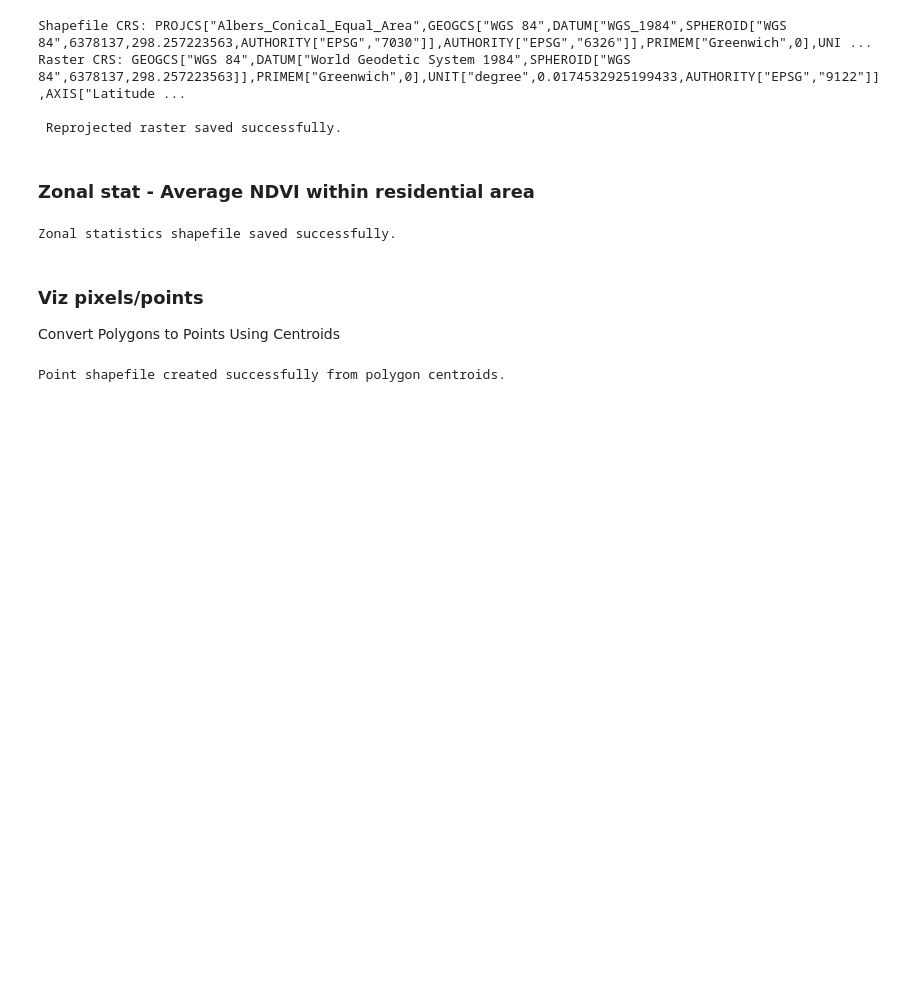
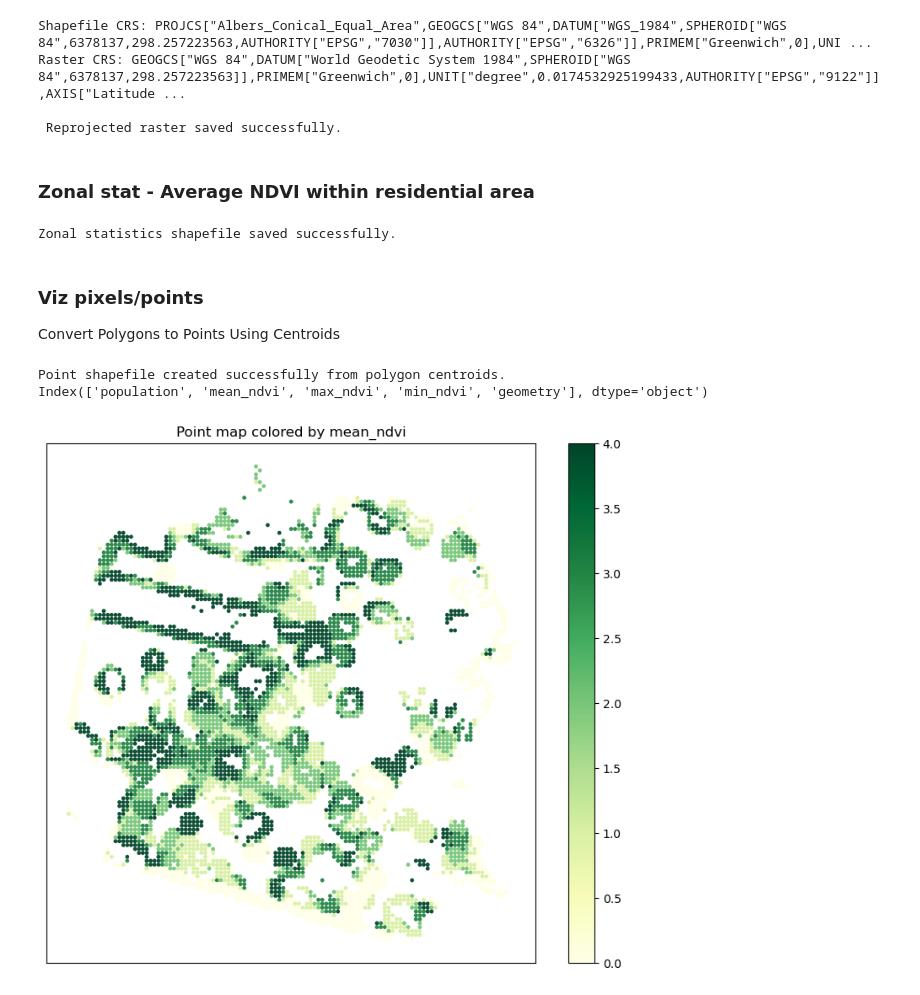
Before and after one commit to natcap/invest-mental-health, a Jupyter notebook: code/MH-model-01-residential.ipynb, the cells around one changed output. Saved outputs shown, nothing was run; the diff lists cells and outputs as text; code cells hidden in the pictures; blank space fills up the shorter version.

```diff
--- a/code/MH-model-01-residential.ipynb
+++ b/code/MH-model-01-residential.ipynb
@@ -569,18 +658,40 @@ Zonal statistics shapefile saved successfully.
 
 Convert Polygons to Points Using Centroids
 # %%
-# Path to save the output point shapefile
-point_shapefile_path = 'zonal_stats_point.shp'
-
 # Calculate the centroids of the polygons
 centroids = gdf.centroid
 
 # Create a new GeoDataFrame with the centroids
 centroids_gdf = gpd.GeoDataFrame(gdf.drop(columns='geometry'), geometry=centroids, crs=gdf.crs)
 
 # Save the centroids as a new point shapefile
+point_shapefile_path = 'zonal_stats_point.shp'
 centroids_gdf.to_file(point_shapefile_path)
 
 print("Point shapefile created successfully from polygon centroids.")
+
+
+
+## Plot the points with colors based on the attribute values
+# Calculate quantiles (e.g., 5 quantiles for quintiles)
+
+print(centroids_gdf.columns)
+value_column = 'mean_ndvi'
+centroids_gdf['quantile'] = pd.qcut(centroids_gdf[value_column], q=5, labels=False)
+
+# plt.figure(figsize=(10, 8))
+# centroids_gdf.plot(column=value_column, cmap='YlGn', legend=True, markersize=6, figsize=(10, 8))
+
+fig, ax = plt.subplots(figsize=(10, 8))
+centroids_gdf.plot(column='quantile', cmap='YlGn', legend=True, markersize=6, alpha=0.9, ax=ax)
+
+
+plt.title(f"Point map colored by {value_column}")
+# Show the plot
+plt.xticks([])
+plt.yticks([])
+plt.show()
 # %% [output]
 Point shapefile created successfully from polygon centroids.
+Index(['population', 'mean_ndvi', 'max_ndvi', 'min_ndvi', 'geometry'], dtype='object')
+[figure, added]
```
Also changed, not shown: parts of 6 cells of this notebook.
